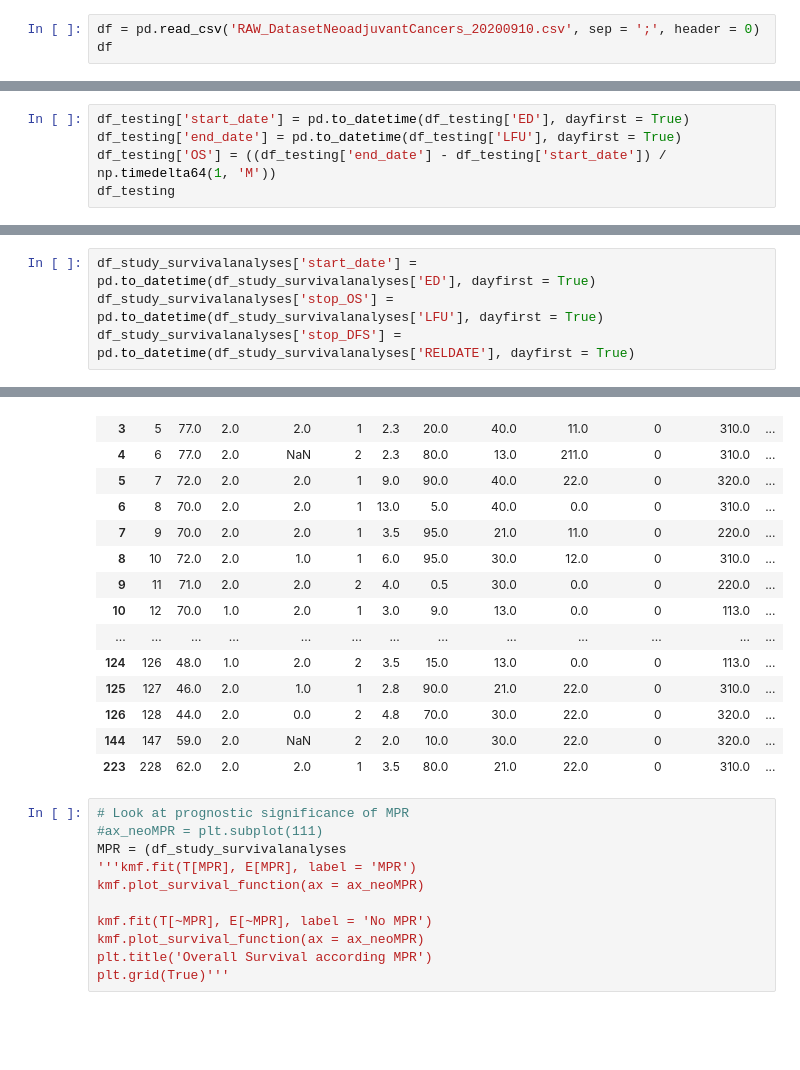
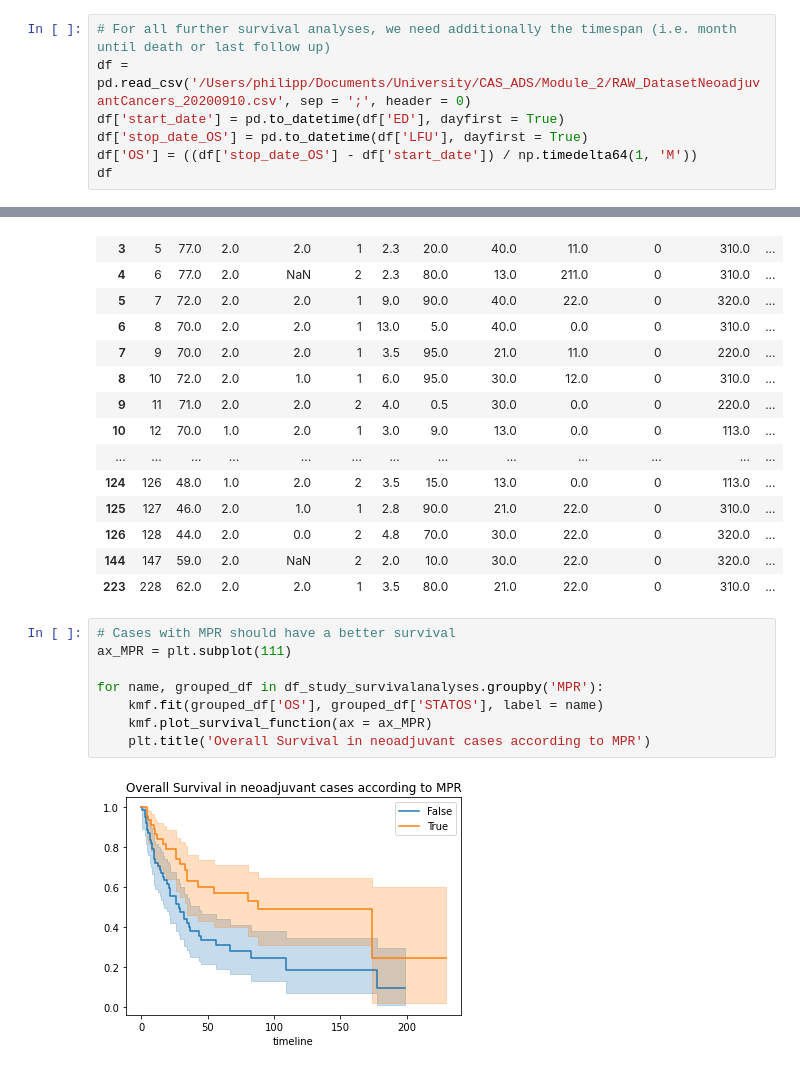
Before and after one commit to GuySchnidrig/CAS-2020-21, a Jupyter notebook: Module_2.ipynb, the cells around one changed output, grey strips where cells are left out. Cells and saved outputs as stored; diff of their text form; blank space fills up the shorter version.

Commit message:
Univariate Survival Neo

```diff
--- a/Module_2.ipynb
+++ b/Module_2.ipynb
@@ -181,7 +181,11 @@ df_TCGA_subset.head(5)
 # %% [markdown]
 The Bernese cohort was assembled in order to study potential biomarkers in lung cancer patients which received neoadjuvant treatment. The initial cohort was assembled using the digital pathological file system of the _Institute of Pathology_ of the _University of Bern_. The study cohort consists of resections obtained after neoadjuvant therapy and this cohort was matched to a control cohort of primary resections of lung adeno- or squamous cell carcinoma. The whole dataset is available as a _.csv_ file.
 # %%
-df = pd.read_csv('RAW_DatasetNeoadjuvantCancers_20200910.csv', sep = ';', header = 0)
+# For all further survival analyses, we need additionally the timespan (i.e. month until death or last follow up)
+df = pd.read_csv('/Users/philipp/Documents/University/CAS_ADS/Module_2/RAW_DatasetNeoadjuvantCancers_20200910.csv', sep = ';', header = 0)
+df['start_date'] = pd.to_datetime(df['ED'], dayfirst = True)
+df['stop_date_OS'] = pd.to_datetime(df['LFU'], dayfirst = True)
+df['OS'] = ((df['stop_date_OS'] - df['start_date']) / np.timedelta64(1, 'M'))
 df
 # %% [output]
 |  | PID | AGE | SEX | SMOKING | HISTO | BED | VITAL | pT_TNM8 | pN_TNM8 | pM_TNM8 | Stage_TNM8 | ... |
@@ -524,8 +525,3 @@ plt.show
 [figure]
 # %% [markdown]
 ### Survival comparison
-# %%
-df_testing['start_date'] = pd.to_datetime(df_testing['ED'], dayfirst = True)
-df_testing['end_date'] = pd.to_datetime(df_testing['LFU'], dayfirst = True)
-df_testing['OS'] = ((df_testing['end_date'] - df_testing['start_date']) / np.timedelta64(1, 'M'))
-df_testing
@@ -612,10 +590,6 @@ df_study_survivalanalyses
 | 126 | 128 | 44.0 | 2.0 | 0.0 | 2 | 4.8 | 70.0 | 30.0 | 22.0 | 0 | 320.0 | ... |
 | 144 | 147 | 59.0 | 2.0 | NaN | 2 | 2.0 | 10.0 | 30.0 | 22.0 | 0 | 320.0 | ... |
 | 223 | 228 | 62.0 | 2.0 | 2.0 | 1 | 3.5 | 80.0 | 21.0 | 22.0 | 0 | 310.0 | ... |
-# %%
-df_study_survivalanalyses['start_date'] = pd.to_datetime(df_study_survivalanalyses['ED'], dayfirst = True)
-df_study_survivalanalyses['stop_OS'] = pd.to_datetime(df_study_survivalanalyses['LFU'], dayfirst = True)
-df_study_survivalanalyses['stop_DFS'] = pd.to_datetime(df_study_survivalanalyses['RELDATE'], dayfirst = True)
 # %%
 # Age, stage, type of resection, completeness of resection and pathological response could be important prognostic factors
 conditions_stage = [
@@ -664,14 +638,13 @@ df_study_survivalanalyses
 | 144 | 147 | 59.0 | 2.0 | NaN | 2 | 2.0 | 10.0 | 30.0 | 22.0 | 0 | 320.0 | ... |
 | 223 | 228 | 62.0 | 2.0 | 2.0 | 1 | 3.5 | 80.0 | 21.0 | 22.0 | 0 | 310.0 | ... |
 # %%
-# Look at prognostic significance of MPR
-#ax_neoMPR = plt.subplot(111)
-MPR = (df_study_survivalanalyses
-'''kmf.fit(T[MPR], E[MPR], label = 'MPR')
-kmf.plot_survival_function(ax = ax_neoMPR)
+# Cases with MPR should have a better survival
+ax_MPR = plt.subplot(111)
 
-kmf.fit(T[~MPR], E[~MPR], label = 'No MPR')
-kmf.plot_survival_function(ax = ax_neoMPR)
-plt.title('Overall Survival according MPR')
-plt.grid(True)'''
+for name, grouped_df in df_study_survivalanalyses.groupby('MPR'):
+    kmf.fit(grouped_df['OS'], grouped_df['STATOS'], label = name)
+    kmf.plot_survival_function(ax = ax_MPR)
+    plt.title('Overall Survival in neoadjuvant cases according to MPR')
+# %% [output]
+[figure, added]
 # %%
```
Also changed, not shown: parts of 6 cells of this notebook.
